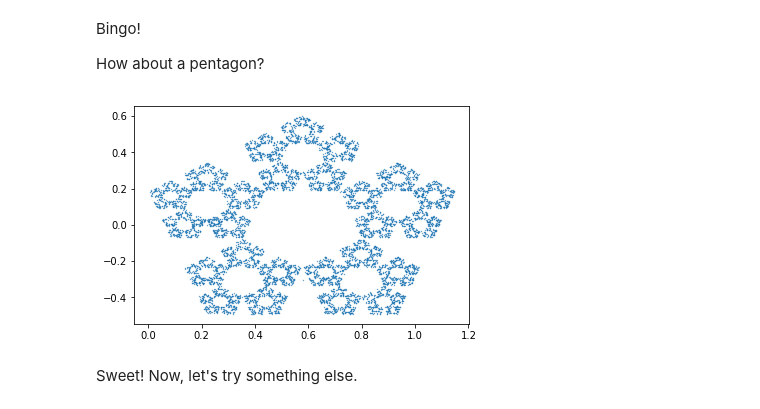
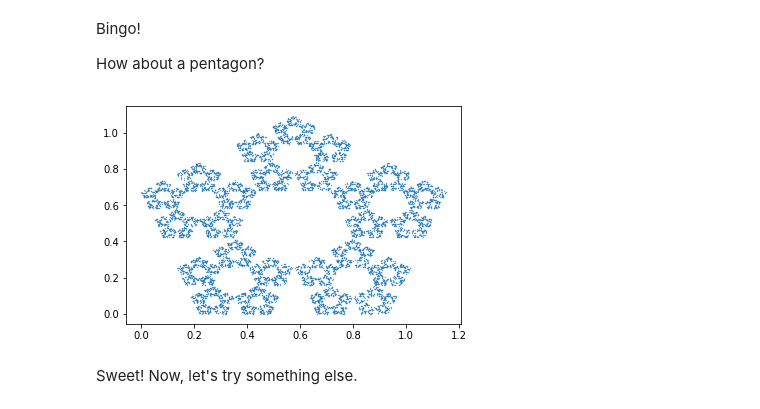
Before and after one commit to GuilhermeFreire/attractors, a Jupyter notebook: attractors.ipynb, the cells around one changed output. Saved outputs shown, nothing was run; the diff lists cells and outputs as text; code cells hidden in the pictures.

```diff
--- a/attractors.ipynb
+++ b/attractors.ipynb
@@ -123,16 +123,16 @@ How about a pentagon?
 # %%
 #Experimenting with a pentagon as the base polygon
 
-pentagon = np.array([[0.95, 1.81], [1.9, 0.31], [1.54, -0.81], [0.36, -0.81], [0.0, 0.31]])
+pentagon = np.array([[0.95, 1.81], [1.9, 1.12], [1.54, 0.0], [0.36, 0.0], [0.0, 1.12]])
 
 pentagon_fractal = genPoints(pentagon, 10000, 2.65)
 X_pentagon = pentagon_fractal[:,0]
 Y_pentagon = pentagon_fractal[:,1]
 
 plt.scatter(X_pentagon, Y_pentagon, s=0.1)
 plt.show()
 # %% [output]
-[figure, old version]
+[figure, new version]
 # %% [markdown]
 Sweet! Now, let's try something else.
 # %% [markdown]
```
Also changed, not shown: parts of 5 cells of this notebook.
